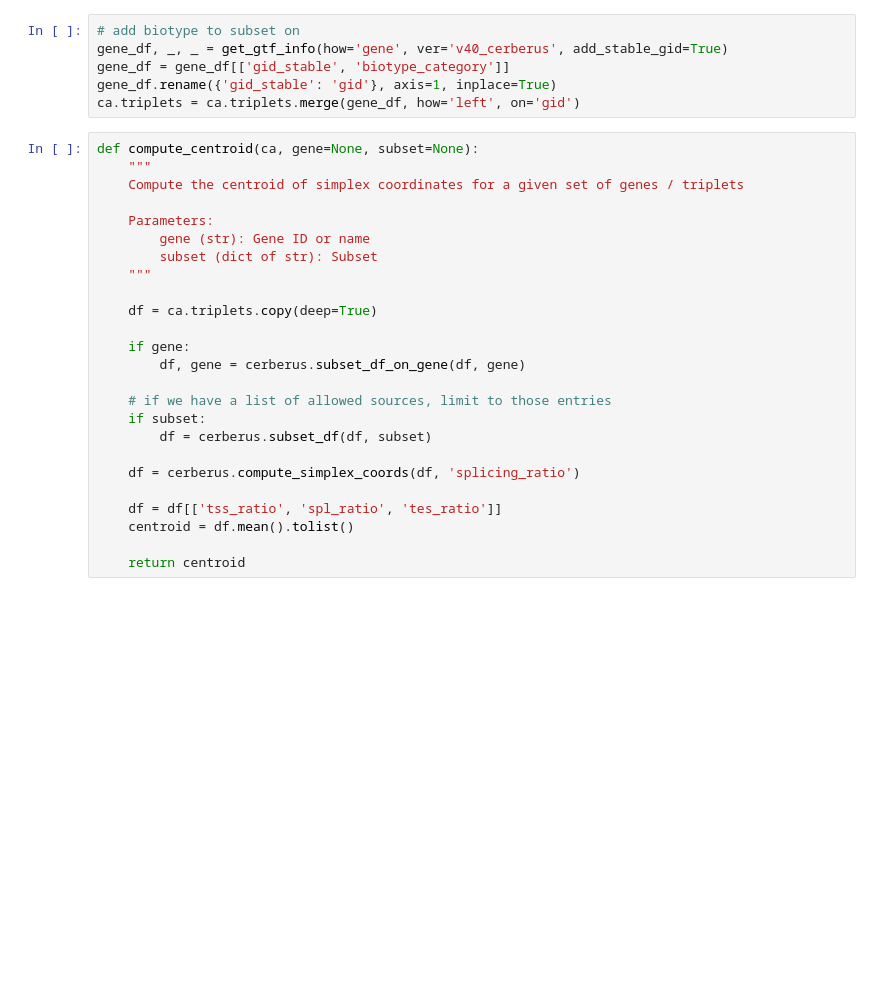
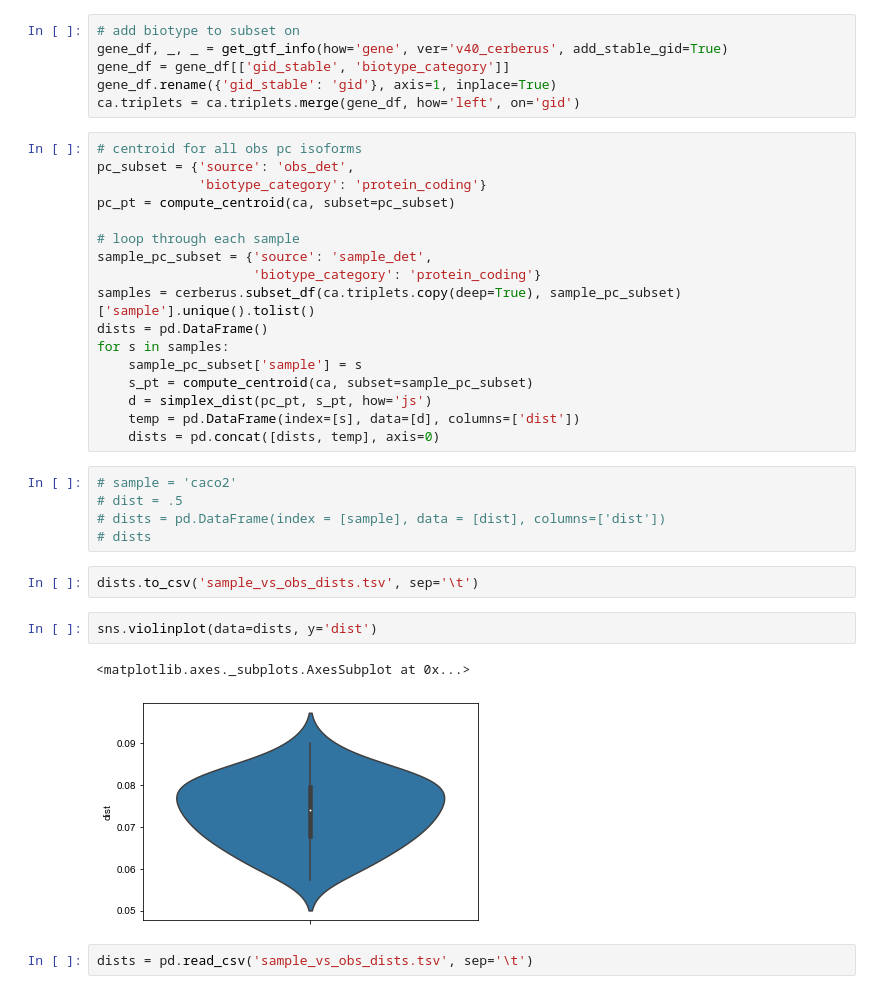
Before and after one commit to fairliereese/rnawg, a Jupyter notebook: lr_bulk/cerberus/triplets/dist_triplets.ipynb, the cells around one changed output. Saved outputs shown, nothing was run; the diff lists cells and outputs as text; blank space fills up the shorter version.

Commit message:
added code to analyze simplex distribs and distances

```diff
--- a/lr_bulk/cerberus/triplets/dist_triplets.ipynb
+++ b/lr_bulk/cerberus/triplets/dist_triplets.ipynb
@@ -39,28 +101,34 @@ gene_df, _, _ = get_gtf_info(how='gene', ver='v40_cerberus', add_stable_gid=True
 gene_df = gene_df[['gid_stable', 'biotype_category']]
 gene_df.rename({'gid_stable': 'gid'}, axis=1, inplace=True)
 ca.triplets = ca.triplets.merge(gene_df, how='left', on='gid')
-# %%
-def compute_centroid(ca, gene=None, subset=None):
-    """
-    Compute the centroid of simplex coordinates for a given set of genes / triplets
-
-    Parameters:
-        gene (str): Gene ID or name
-        subset (dict of str): Subset
-    """
-
-    df = ca.triplets.copy(deep=True)
-
-    if gene:
-        df, gene = cerberus.subset_df_on_gene(df, gene)
-
-    # if we have a list of allowed sources, limit to those entries
-    if subset:
-        df = cerberus.subset_df(df, subset)
-
-    df = cerberus.compute_simplex_coords(df, 'splicing_ratio')
-
-    df = df[['tss_ratio', 'spl_ratio', 'tes_ratio']]
-    centroid = df.mean().tolist()
-
-    return centroid
+# %%
+# centroid for all obs pc isoforms
+pc_subset = {'source': 'obs_det',
+             'biotype_category': 'protein_coding'}
+pc_pt = compute_centroid(ca, subset=pc_subset)
+
+# loop through each sample
+sample_pc_subset = {'source': 'sample_det',
+                    'biotype_category': 'protein_coding'}
+samples = cerberus.subset_df(ca.triplets.copy(deep=True), sample_pc_subset)['sample'].unique().tolist()
+dists = pd.DataFrame()
+for s in samples:
+    sample_pc_subset['sample'] = s
+    s_pt = compute_centroid(ca, subset=sample_pc_subset)
+    d = simplex_dist(pc_pt, s_pt, how='js')
+    temp = pd.DataFrame(index=[s], data=[d], columns=['dist'])
+    dists = pd.concat([dists, temp], axis=0)
+# %%
+# sample = 'caco2'
+# dist = .5
+# dists = pd.DataFrame(index = [sample], data = [dist], columns=['dist'])
+# dists
+# %%
+dists.to_csv('sample_vs_obs_dists.tsv', sep='\t')
+# %%
+sns.violinplot(data=dists, y='dist')
+# %% [output]
+<matplotlib.axes._subplots.AxesSubplot at 0x...>
+[figure, added]
+# %%
+dists = pd.read_csv('sample_vs_obs_dists.tsv', sep='\t')
```
Also changed, not shown: parts of 34 cells of this notebook, 1 other file.
